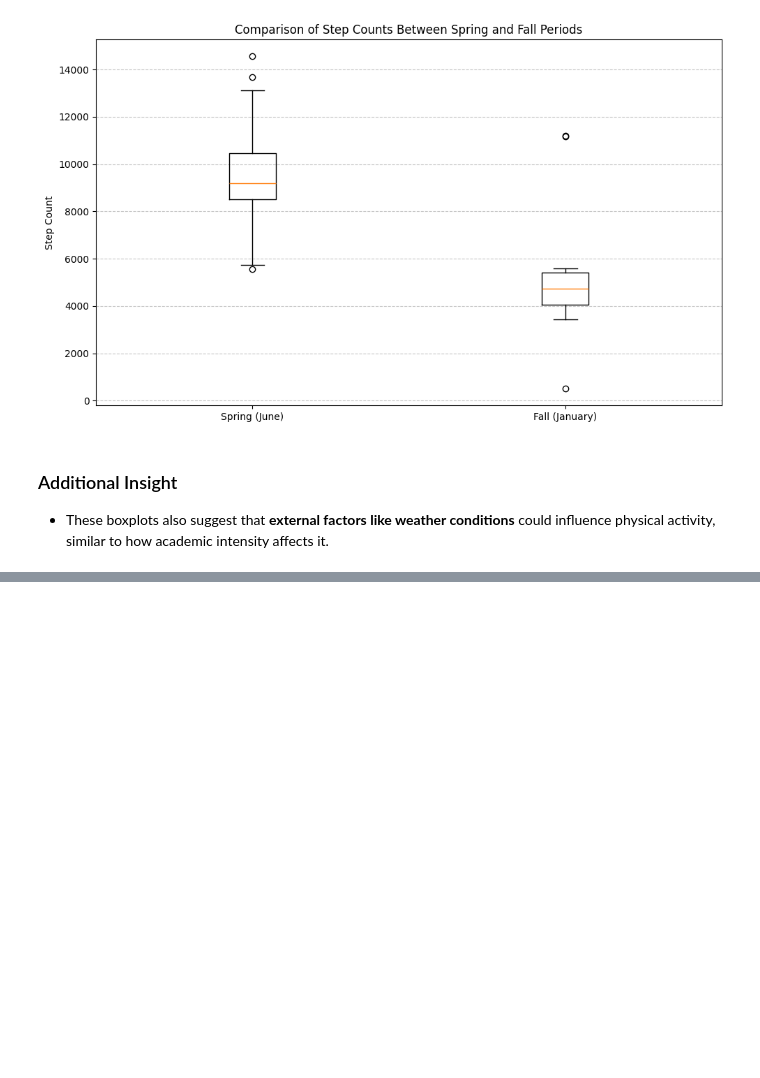
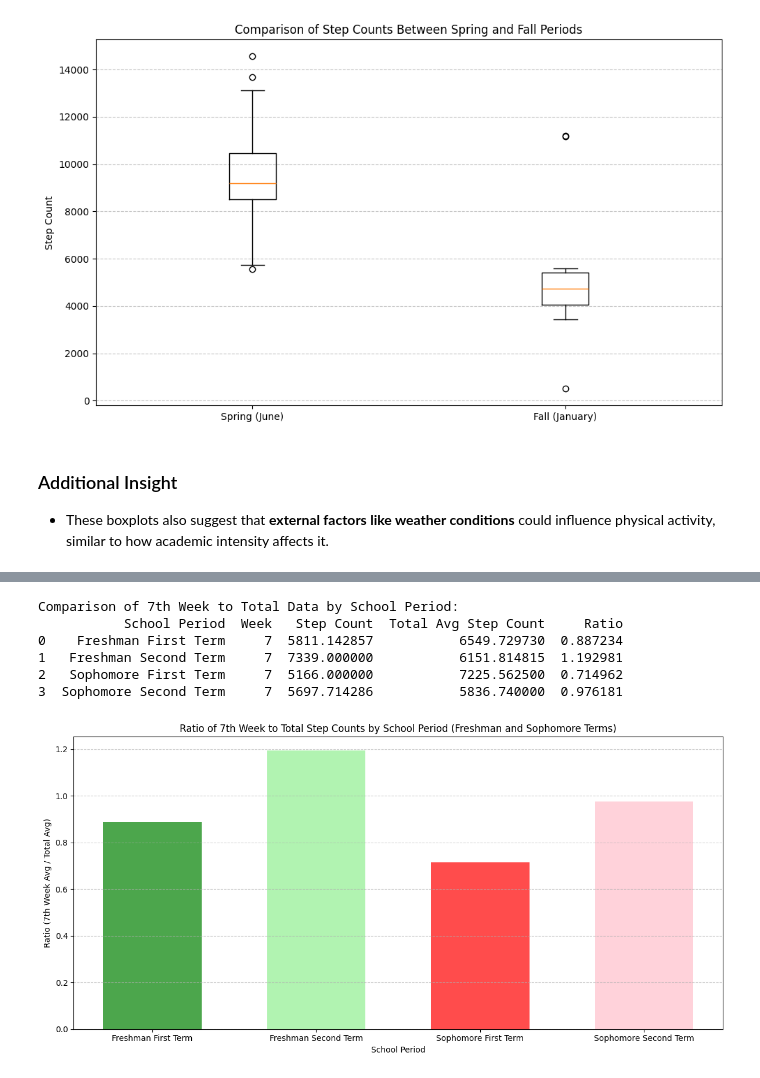
Before and after one commit to eray-akalin/academic-intensity-and-health-analysis, a Jupyter notebook: DSA210_Project.ipynb, the cells around one changed output, grey strips where cells are left out. Drawn from its saved outputs; the diff is of its cells as text; code cells hidden in the pictures; blank space fills up the shorter version.

```diff
--- a/DSA210_Project.ipynb
+++ b/DSA210_Project.ipynb
@@ -640,0 +766,73 @@ plt.show()
+# %%
+import pandas as pd
+import matplotlib.pyplot as plt
+
+# Load the organized data from the CSV file
+organized_data = pd.read_csv("organized_health_data.csv")
+
+# Convert Date column to datetime format
+organized_data['Date'] = pd.to_datetime(organized_data['Date'])
+
+# Keep original school periods
+school_periods = [
+    'Freshman First Term',
+    'Freshman Second Term',
+    'Sophomore First Term',
+    'Sophomore Second Term'
+]
+
+# Filter only relevant school periods
+organized_data = organized_data[organized_data['School Period'].isin(school_periods)]
+
+# Group data by each period's starting week
+organized_data['Week'] = (organized_data['Date'] - organized_data.groupby('School Period')['Date'].transform('min')).dt.days // 7 + 1
+
+# Calculate weekly averages
+weekly_avg_step_count = organized_data.groupby(['School Period', 'Week'])['Step Count'].mean().reset_index()
+
+# Find the 7th week data for each school period
+week_7_data = weekly_avg_step_count[weekly_avg_step_count['Week'] == 7]
+
+# Calculate the total average step count for each school period
+total_avg_step_count = organized_data.groupby('School Period')['Step Count'].mean().reset_index()
+total_avg_step_count.columns = ['School Period', 'Total Avg Step Count']
+
+# Merge 7th week data with total averages
+comparison_data = week_7_data.merge(total_avg_step_count, on='School Period')
+
+# Calculate the ratio of 7th week to total average
+comparison_data['Ratio'] = comparison_data['Step Count'] / comparison_data['Total Avg Step Count']
+
+# Display the results
+print("Comparison of 7th Week to Total Data by School Period:")
+print(comparison_data[['School Period', 'Week', 'Step Count', 'Total Avg Step Count', 'Ratio']])
+
+# Visualization
+plt.figure(figsize=(12, 6))
+
+# Bar chart for 7th week ratios
+plt.bar(
+    comparison_data['School Period'],
+    comparison_data['Ratio'],
+    color=['green', 'lightgreen', 'red', 'pink'],
+    alpha=0.7,
+    width=0.6
+)
+
+# Add titles and labels
+plt.title("Ratio of 7th Week to Total Step Counts by School Period (Freshman and Sophomore Terms)")
+plt.ylabel("Ratio (7th Week Avg / Total Avg)")
+plt.xlabel("School Period")
+plt.grid(axis='y', linestyle='--', alpha=0.7)
+plt.tight_layout()
+
+# Show the plot
+plt.show()
+# %% [output]
+Comparison of 7th Week to Total Data by School Period:
+           School Period  Week   Step Count  Total Avg Step Count     Ratio
+0    Freshman First Term     7  5811.142857           6549.729730  0.887234
+1   Freshman Second Term     7  7339.000000           6151.814815  1.192981
+2   Sophomore First Term     7  5166.000000           7225.562500  0.714962
+3  Sophomore Second Term     7  5697.714286           5836.740000  0.976181
+[figure, added]
```
Also changed, not shown: parts of 9 cells of this notebook.
